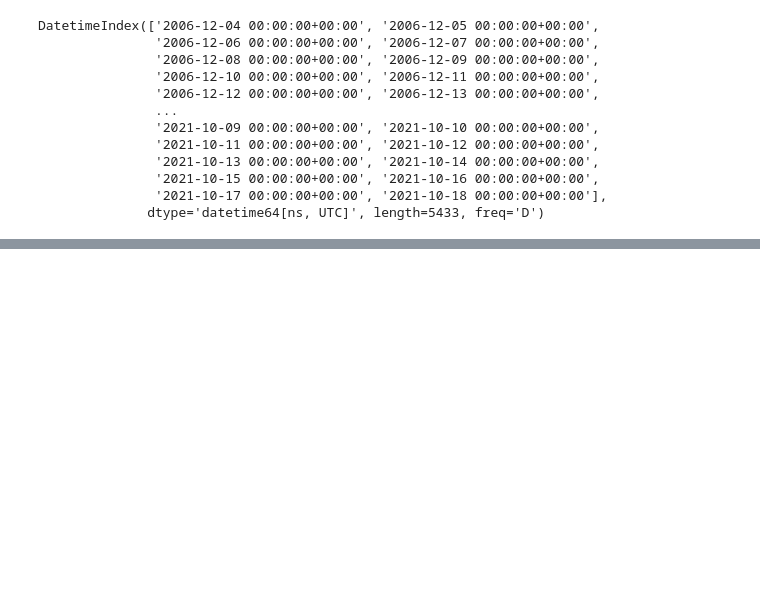
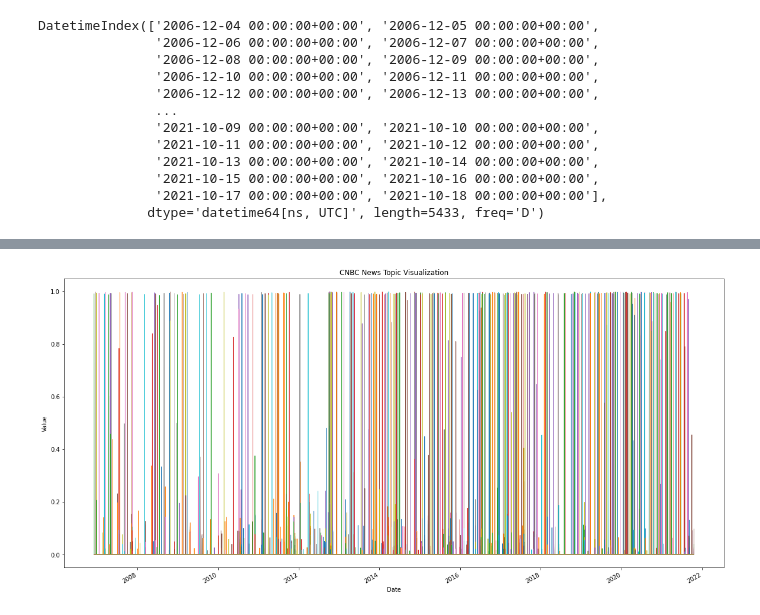
Before and after one commit to jhb300/project_submission_hai_performer, a Jupyter notebook: data_engineering/exploration/topic_timeseries_engineering.ipynb, the cells around one changed output, grey strips where cells are left out. Drawn from its saved outputs; the diff is of its cells as text; code cells hidden in the pictures; blank space fills up the shorter version.

```diff
--- a/data_engineering/exploration/topic_timeseries_engineering.ipynb
+++ b/data_engineering/exploration/topic_timeseries_engineering.ipynb
@@ -91,0 +96,10 @@ accumulated_scores.to_csv(f"../timeseries_data/ts_{file_name}", index=True)
+# %%
+plt.rcParams["figure.figsize"] = [20, 10]
+accumulated_scores.plot(lw=0.8)
+plt.xlabel("Date")
+plt.ylabel("Value")
+plt.title("CNBC News Topic Visualization")
+plt.legend().remove()
+plt.show()
+# %% [output]
+[figure, added]
```
Also changed, not shown: parts of 4 cells of this notebook.
